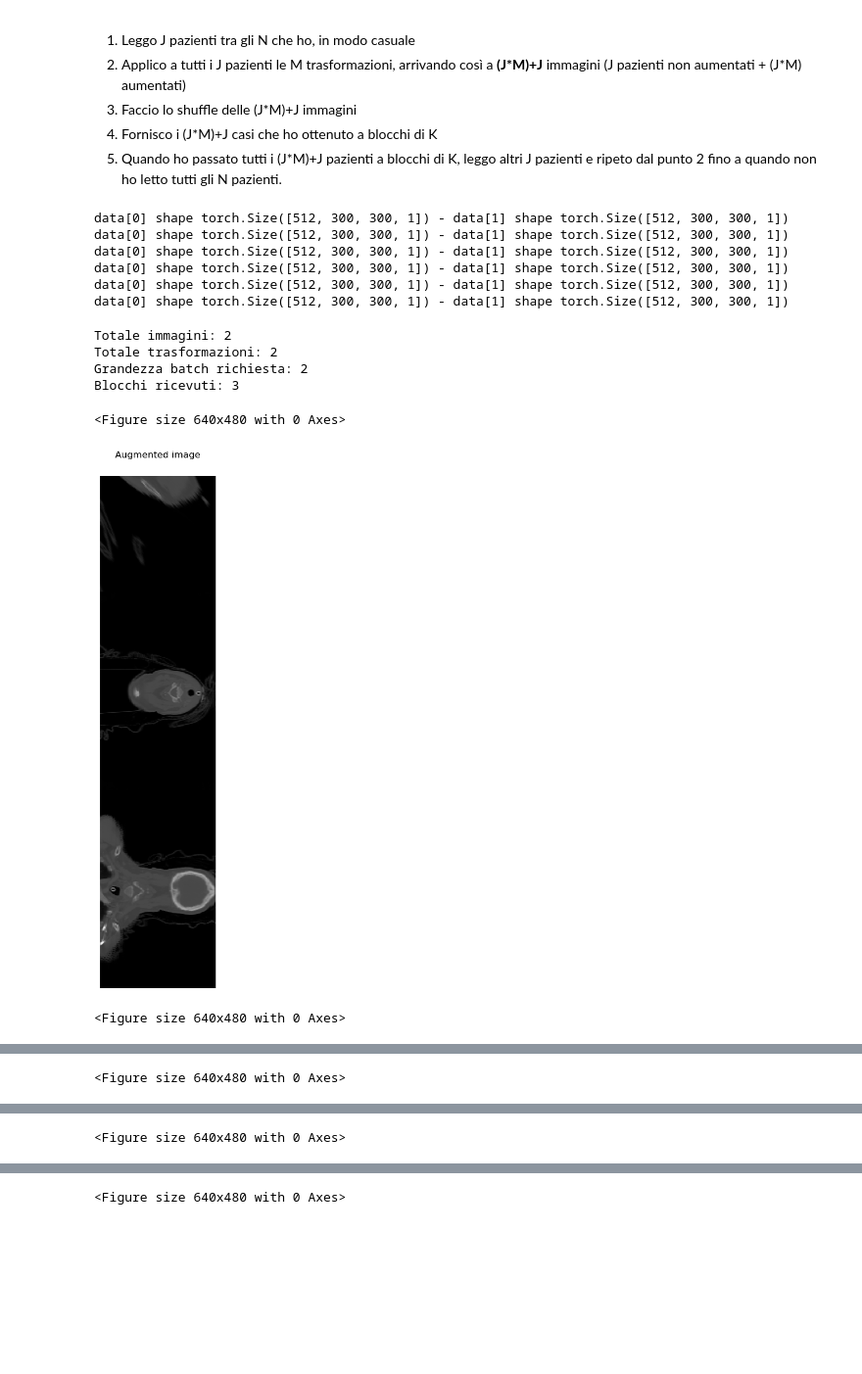
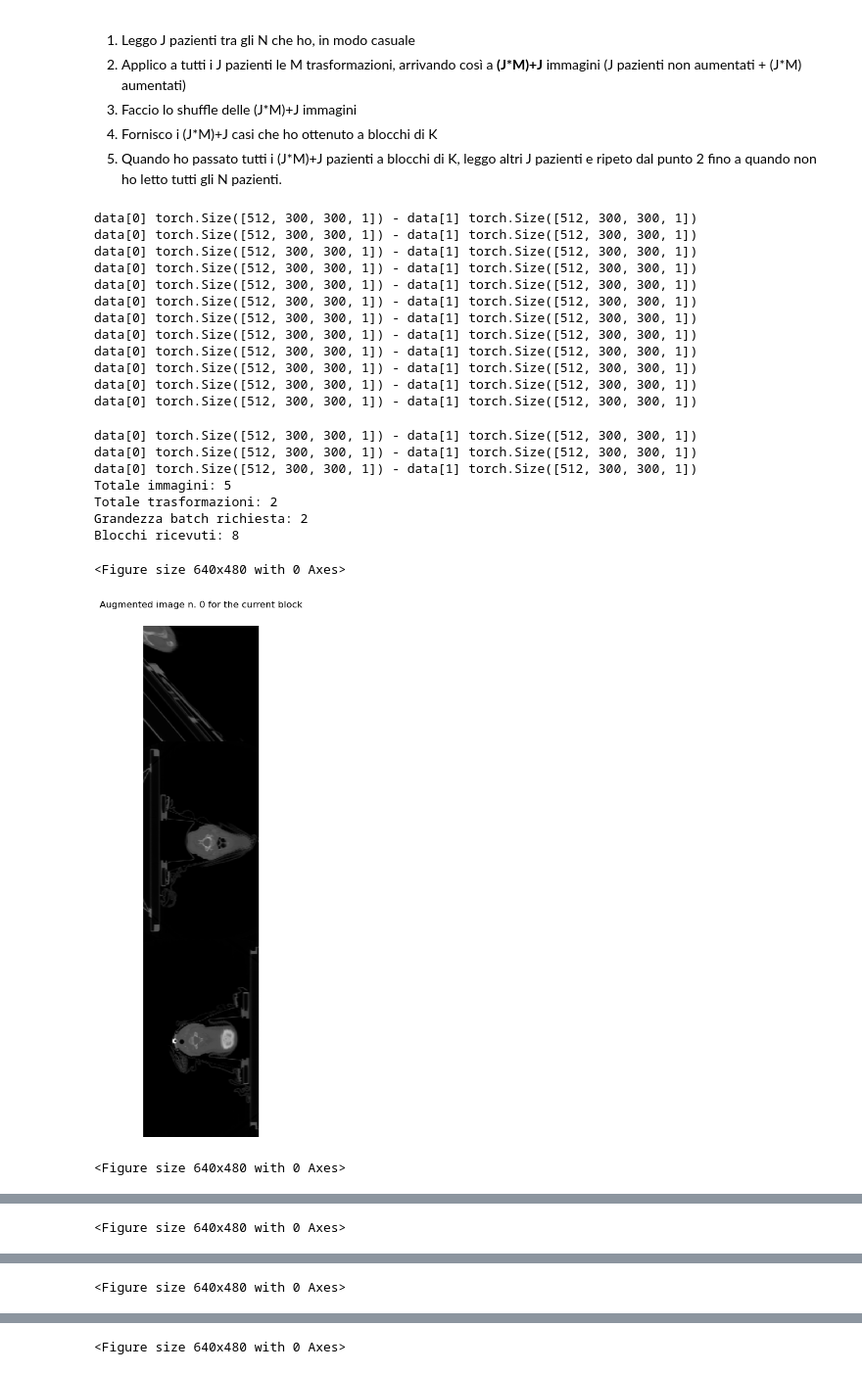
Before and after one commit to ciroraggio/AugmentedDataLoader, a Jupyter notebook: AugmentedDataLoaderDebugMode.ipynb, the cells around one changed output, grey strips where cells are left out. Shown at 98% size. Cells and saved outputs as stored; diff of their text form; code cells hidden in the pictures; blank space fills up the shorter version.

```diff
--- a/AugmentedDataLoaderDebugMode.ipynb
+++ b/AugmentedDataLoaderDebugMode.ipynb
@@ -17,7 +17,7 @@ import matplotlib.pyplot as plt
 from monai.visualize import matshow3d
 import numpy as np
 
-def save_subplot(image, path) -> None:
+def save_subplot(image, path, image_count) -> None:
     first_channel = image[0]
     central_slice_idx = first_channel.shape[1] // 2  # Estraggo l'indice della fetta centrale sul primo canale
 
@@ -31,7 +31,7 @@ def save_subplot(image, path) -> None:
     matshow3d(
         volume=[slice_z, slice_y, slice_x],
         fig=None,
-        title="Augmented image",
+        title=f"Augmented image n. {image_count} for the current block",
         figsize=(10, 10),
         # every_n=10,
         frame_dim=-1,
@@ -190,54 +192,66 @@ from monai.transforms import Rotate, Compose, Resize
 images_to_transform = [
     "./benchmark/data/PDDCA-1.4.1_part1/0522c0001/img.nrrd",
     "./benchmark/data/PDDCA-1.4.1_part1/0522c0002/img.nrrd",
-    # "./benchmark/data/PDDCA-1.4.1_part1/0522c0003/img.nrrd",
-    # "./benchmark/data/PDDCA-1.4.1_part1/0522c0009/img.nrrd",
-    # "./benchmark/data/PDDCA-1.4.1_part1/0522c0013/img.nrrd",
+    "./benchmark/data/PDDCA-1.4.1_part1/0522c0003/img.nrrd",
+    "./benchmark/data/PDDCA-1.4.1_part1/0522c0009/img.nrrd",
+    "./benchmark/data/PDDCA-1.4.1_part1/0522c0013/img.nrrd",
 ]
 
-labels_to_transform = [
+seg_to_transform = [
     "./benchmark/data/PDDCA-1.4.1_part1/0522c0001/structures/BrainStem.nrrd",
     "./benchmark/data/PDDCA-1.4.1_part1/0522c0002/structures/BrainStem.nrrd",
-    # "./benchmark/data/PDDCA-1.4.1_part1/0522c0003/structures/BrainStem.nrrd",
-    # "./benchmark/data/PDDCA-1.4.1_part1/0522c0009/structures/BrainStem.nrrd",
-    # "./benchmark/data/PDDCA-1.4.1_part1/0522c0013/structures/BrainStem.nrrd",
+    "./benchmark/data/PDDCA-1.4.1_part1/0522c0003/structures/BrainStem.nrrd",
+    "./benchmark/data/PDDCA-1.4.1_part1/0522c0009/structures/BrainStem.nrrd",
+    "./benchmark/data/PDDCA-1.4.1_part1/0522c0013/structures/BrainStem.nrrd",
 ]
+labels=[1,0]
 each_image_trans = Compose([Resize([300,300,1])])
 
 # AugmentedDataLoader params
 augmentation_transforms = [
     Rotate(angle=26),
     Rotate(angle=20),
 ]
 batch_size = 2
-num_patients = len(images_to_transform)
-dataset = ImageDataset(image_files=images_to_transform, seg_files=labels_to_transform, transform=each_image_trans, seg_transform=each_image_trans) # test segmentazioni
-# dataset = ImageDataset(image_files=images_to_transform, labels=[1], transform=each_image_trans) # test solo etichette
 debug_path='./benchmark/data/debug_path_test'
-data_loader = AugmentedDataLoader(dataset=dataset, augmentation_transforms=augmentation_transforms, batch_size=batch_size, subset_len=2, debug_path=debug_path) # per debug
-# data_loader = AugmentedDataLoader(dataset, augmentation_transforms, batch_size, 2) # no debug
+
+dataset = ImageDataset(image_files=images_to_transform, seg_files=seg_to_transform, transform=each_image_trans, seg_transform=each_image_trans) # test solo segmentazioni
+# dataset = ImageDataset(image_files=images_to_transform, labels=[1,0], transform=each_image_trans) # test solo etichette
+# dataset = ImageDataset(image_files=images_to_transform, seg_files=seg_to_transform, labels=[1,0], transform=each_image_trans, seg_transform=each_image_trans) # test etichette e segmentazioni
+
+augmented_data_loader = AugmentedDataLoader(dataset=dataset, augmentation_transforms=augmentation_transforms, batch_size=batch_size, subset_len=2, debug_path=debug_path) # con debug
+# augmented_data_loader = AugmentedDataLoader(dataset, augmentation_transforms, batch_size, 2) # senza debug
 
 blocks = 0
-for batch_data in data_loader.generate_batches():
+for batch_data in augmented_data_loader:
         inputs, labels = batch_data[0], batch_data[1]
         # print(labels)
         blocks+=1
 
-print(f"Totale immagini: {num_patients}")
+print(f"Totale immagini: {len(images_to_transform)}")
 print(f"Totale trasformazioni: {len(augmentation_transforms)}")
 print(f"Grandezza batch richiesta: {batch_size}")
 print(f"Blocchi ricevuti: {blocks}")
 # %% [output]
-data[0] shape torch.Size([512, 300, 300, 1]) - data[1] shape torch.Size([512, 300, 300, 1])
-data[0] shape torch.Size([512, 300, 300, 1]) - data[1] shape torch.Size([512, 300, 300, 1])
-data[0] shape torch.Size([512, 300, 300, 1]) - data[1] shape torch.Size([512, 300, 300, 1])
-data[0] shape torch.Size([512, 300, 300, 1]) - data[1] shape torch.Size([512, 300, 300, 1])
-data[0] shape torch.Size([512, 300, 300, 1]) - data[1] shape torch.Size([512, 300, 300, 1])
-data[0] shape torch.Size([512, 300, 300, 1]) - data[1] shape torch.Size([512, 300, 300, 1])
+data[0] torch.Size([512, 300, 300, 1]) - data[1] torch.Size([512, 300, 300, 1])
+data[0] torch.Size([512, 300, 300, 1]) - data[1] torch.Size([512, 300, 300, 1])
+data[0] torch.Size([512, 300, 300, 1]) - data[1] torch.Size([512, 300, 300, 1])
+data[0] torch.Size([512, 300, 300, 1]) - data[1] torch.Size([512, 300, 300, 1])
+data[0] torch.Size([512, 300, 300, 1]) - data[1] torch.Size([512, 300, 300, 1])
+data[0] torch.Size([512, 300, 300, 1]) - data[1] torch.Size([512, 300, 300, 1])
+data[0] torch.Size([512, 300, 300, 1]) - data[1] torch.Size([512, 300, 300, 1])
+data[0] torch.Size([512, 300, 300, 1]) - data[1] torch.Size([512, 300, 300, 1])
+data[0] torch.Size([512, 300, 300, 1]) - data[1] torch.Size([512, 300, 300, 1])
+data[0] torch.Size([512, 300, 300, 1]) - data[1] torch.Size([512, 300, 300, 1])
+data[0] torch.Size([512, 300, 300, 1]) - data[1] torch.Size([512, 300, 300, 1])
+data[0] torch.Size([512, 300, 300, 1]) - data[1] torch.Size([512, 300, 300, 1])
-Totale immagini: 2
+data[0] torch.Size([512, 300, 300, 1]) - data[1] torch.Size([512, 300, 300, 1])
+data[0] torch.Size([512, 300, 300, 1]) - data[1] torch.Size([512, 300, 300, 1])
+data[0] torch.Size([512, 300, 300, 1]) - data[1] torch.Size([512, 300, 300, 1])
+Totale immagini: 5
 Totale trasformazioni: 2
 Grandezza batch richiesta: 2
-Blocchi ricevuti: 3
+Blocchi ricevuti: 8
 <Figure size 640x480 with 0 Axes>
-[figure, old version]
+[figure, new version]
 <Figure size 640x480 with 0 Axes>
```
Also changed, not shown: parts of 2 cells of this notebook, 2 other files.
